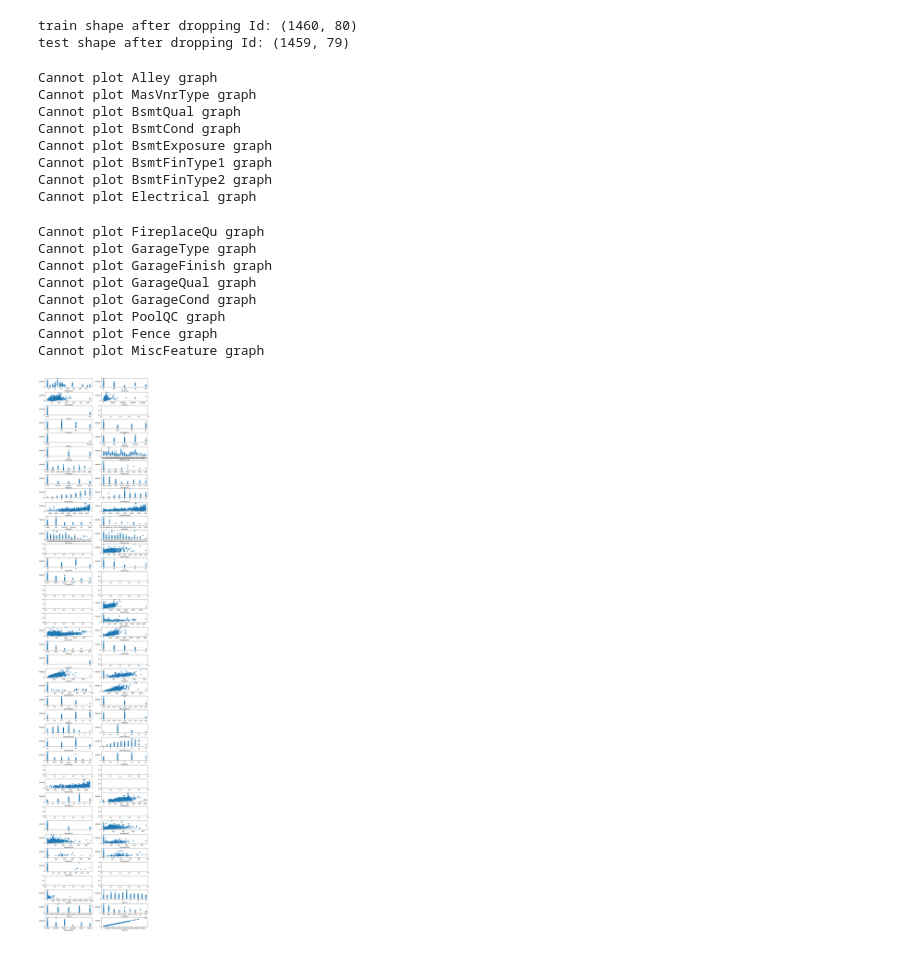
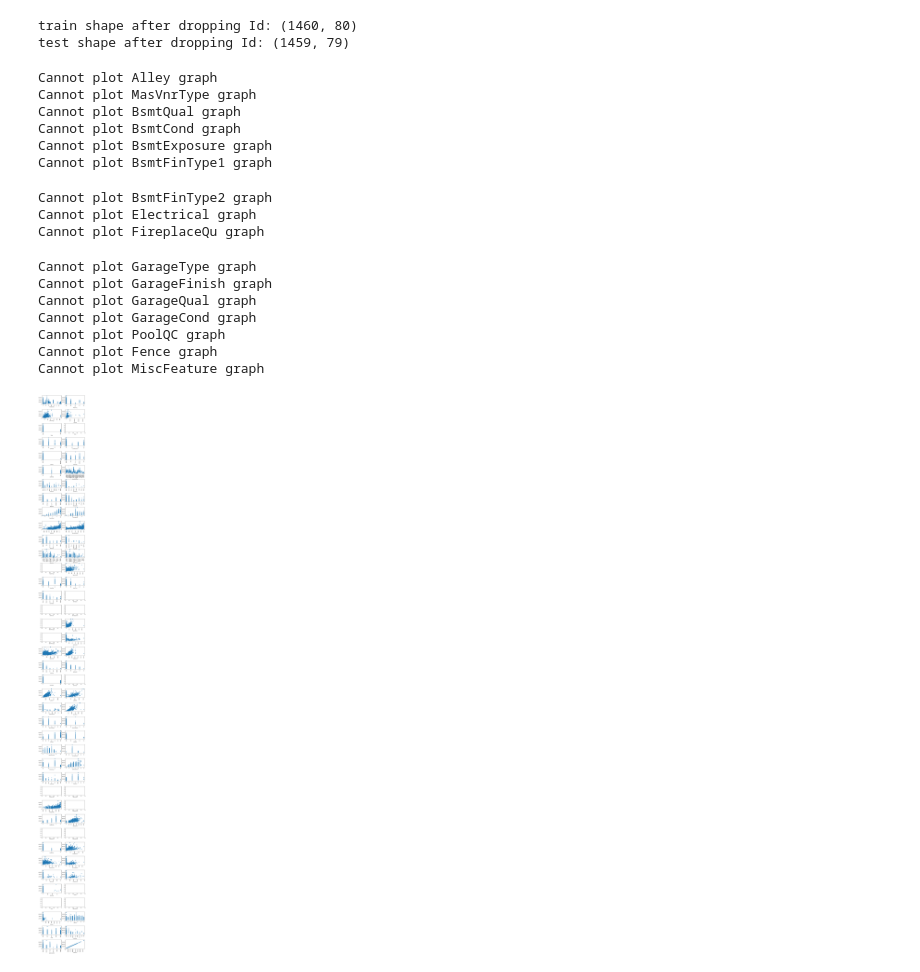
Before and after one commit to hslee0824/banking_data, a Jupyter notebook: main.ipynb, the cells around one changed output. Drawn from its saved outputs; the diff is of its cells as text; code cells hidden in the pictures.

Commit message:
adjust graph to see clearly

```diff
--- a/main.ipynb
+++ b/main.ipynb
@@ -129,38 +129,40 @@ print("test shape after dropping Id: {}".format(test.shape))
 train shape after dropping Id: (1460, 80)
 test shape after dropping Id: (1459, 79)
 # %%
-fig, ax = plt.subplots(5,2, figsize=(13, 70))
+fig, ax = plt.subplots(5,2, figsize=(10, 130))
 i = 1
 for col in train.columns:
     # cannot plot graph for Alley col
     if i == 81:
         break
     try:
         plt.subplot(40,2,i)
         plt.scatter(x=train[col], y=train['SalePrice'])
         plt.xlabel(col)
+        plt.xticks(rotation=90)
         i = i+1
     except:
         print("Cannot plot {} graph".format(col))
+        plt.xlabel(col)
         i = i+1
 
-plt.subplots_adjust(hspace=0.5)
+plt.subplots_adjust(hspace=0.6)
 plt.show()
 # %% [output]
 Cannot plot Alley graph
 Cannot plot MasVnrType graph
 Cannot plot BsmtQual graph
 Cannot plot BsmtCond graph
 Cannot plot BsmtExposure graph
 Cannot plot BsmtFinType1 graph
-Cannot plot BsmtFinType2 graph
-Cannot plot Electrical graph
+Cannot plot BsmtFinType2 graph
+Cannot plot Electrical graph
 Cannot plot FireplaceQu graph
-Cannot plot GarageType graph
-Cannot plot GarageFinish graph
-Cannot plot GarageQual graph
-Cannot plot GarageCond graph
-Cannot plot PoolQC graph
-Cannot plot Fence graph
-Cannot plot MiscFeature graph
+Cannot plot GarageType graph
+Cannot plot GarageFinish graph
+Cannot plot GarageQual graph
+Cannot plot GarageCond graph
+Cannot plot PoolQC graph
+Cannot plot Fence graph
+Cannot plot MiscFeature graph
-[figure, old version]
+[figure, new version]
```
